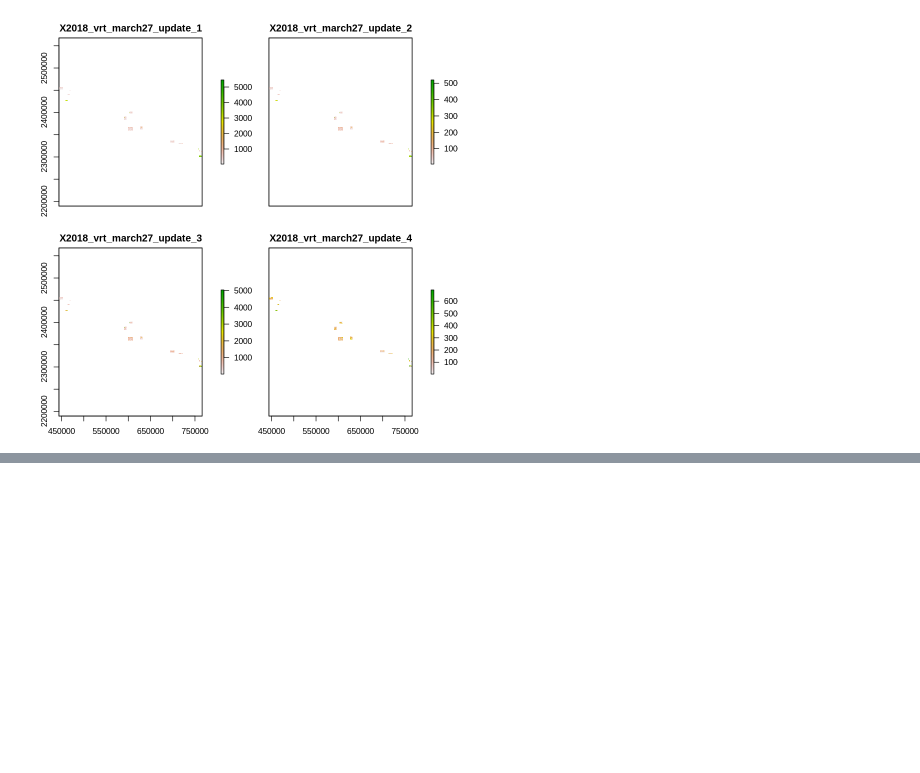
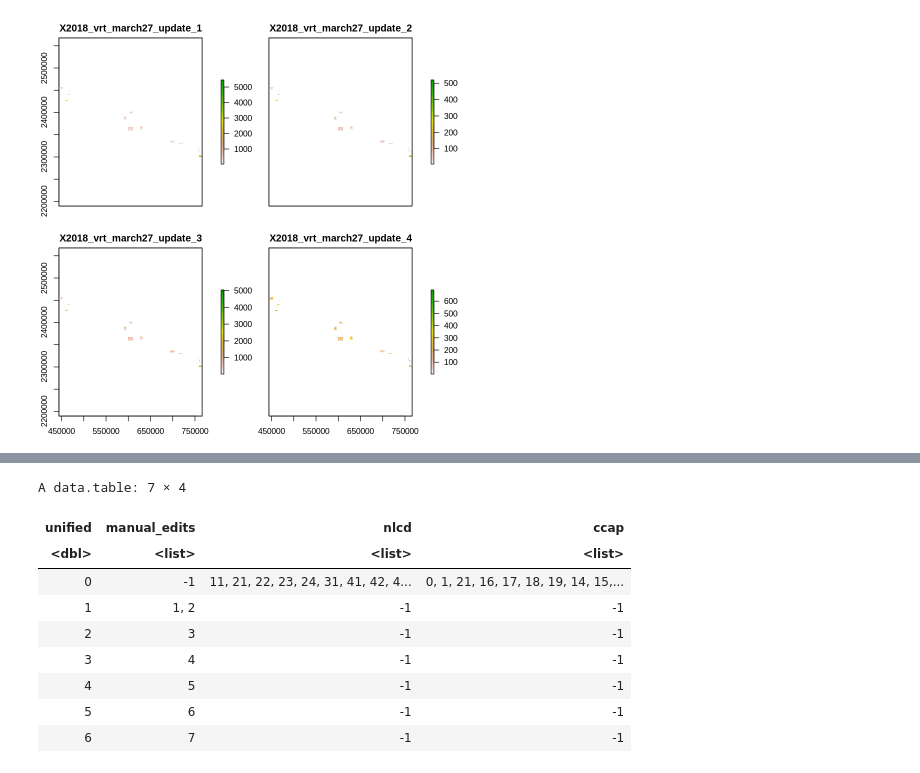
Before and after one commit to MadmanMarble/Planet_U-NET, a Jupyter notebook: AOI_make_grid.ipynb, the cells around one changed output, grey strips where cells are left out. Drawn from its saved outputs; the diff is of its cells as text; code cells hidden in the pictures; blank space fills up the shorter version.

```diff
--- a/AOI_make_grid.ipynb
+++ b/AOI_make_grid.ipynb
@@ -1251,0 +1456,32 @@ zip(zipfile = "/content/exports.zip",
+# %%
+multi_wl_data_table <- data.table (unified =
+  c(0, 1, 2, 3, 4, 5, 6))
+
+nwi_data_table <- data.table (manual_edits =
+  list(-1, c(1, 2), 3, 4, 5, 6, 7))
+
+nlcd_data_table <- data.table(nlcd =
+  list(c(11, 21, 22, 23, 24, 31, 41, 42, 43, 52, 71, 81, 82, 90, 95), -1, -1, -1, -1, -1, -1))
+
+ccap_labels_data_table <- data.table(ccap =
+  list(c(0, 1, 21, 16, 17, 18, 19, 14, 15, 13, 22, 5, 12, 20, 6, 7, 8, 2, 3, 4, 9, 10, 11), -1, -1, -1, -1, -1, -1))
+
+
+multi_wl_data_table_all <- data.table (
+  multi_wl_data_table,
+  nwi_data_table,
+  nlcd_data_table,
+  ccap_labels_data_table)
+# %%
+multi_wl_data_table_all
+# %% [output]
+A data.table: 7 × 4
+| unified | manual_edits | nlcd | ccap |
+| <dbl> | <list> | <list> | <list> |
+| 0 | -1 | 11, 21, 22, 23, 24, 31, 41, 42, 4... | 0, 1, 21, 16, 17, 18, 19, 14, 15,... |
+| 1 | 1, 2 | -1 | -1 |
+| 2 | 3 | -1 | -1 |
+| 3 | 4 | -1 | -1 |
+| 4 | 5 | -1 | -1 |
+| 5 | 6 | -1 | -1 |
+| 6 | 7 | -1 | -1 |
```
Also changed, not shown: parts of 14 cells of this notebook.
